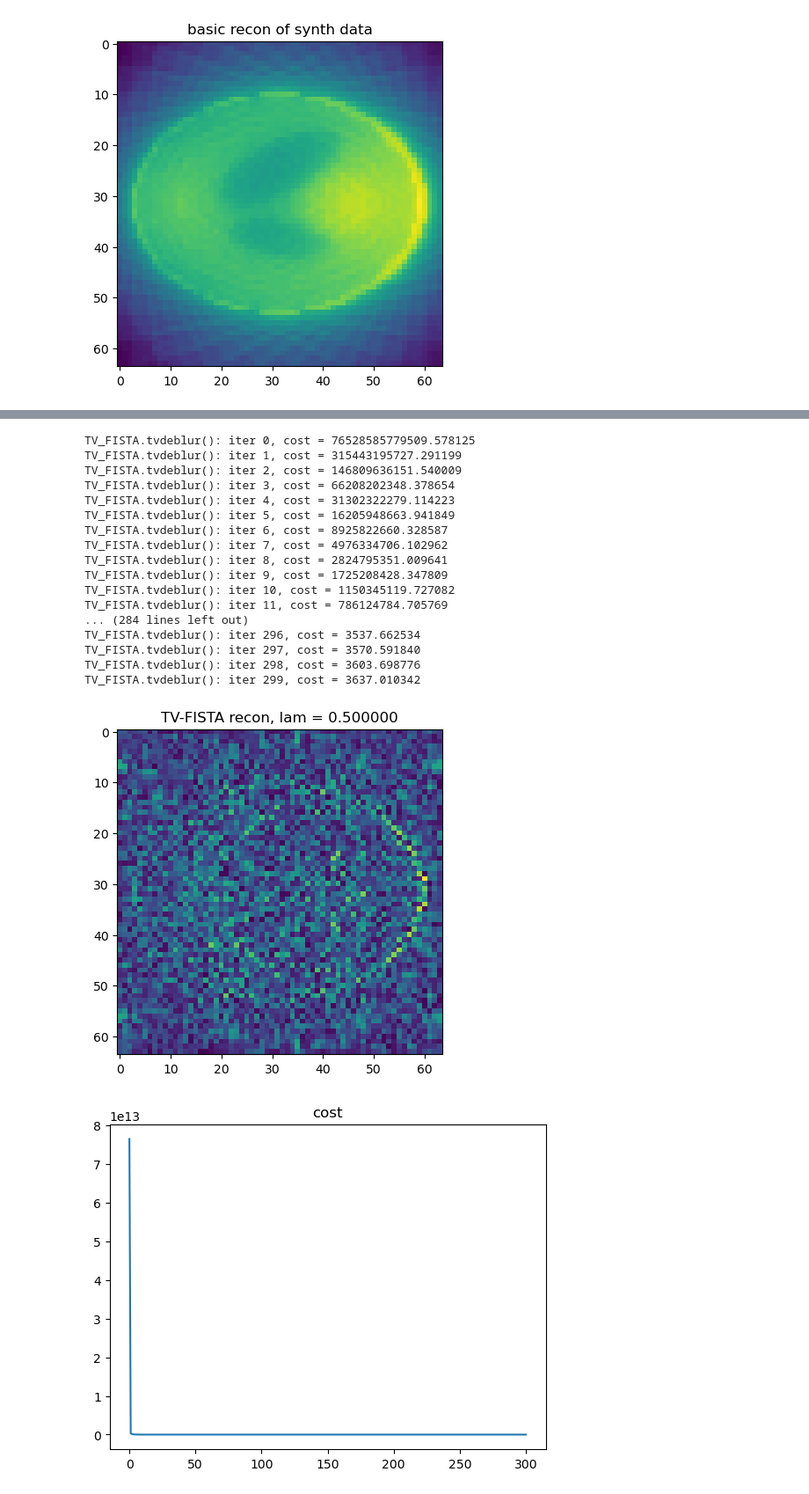
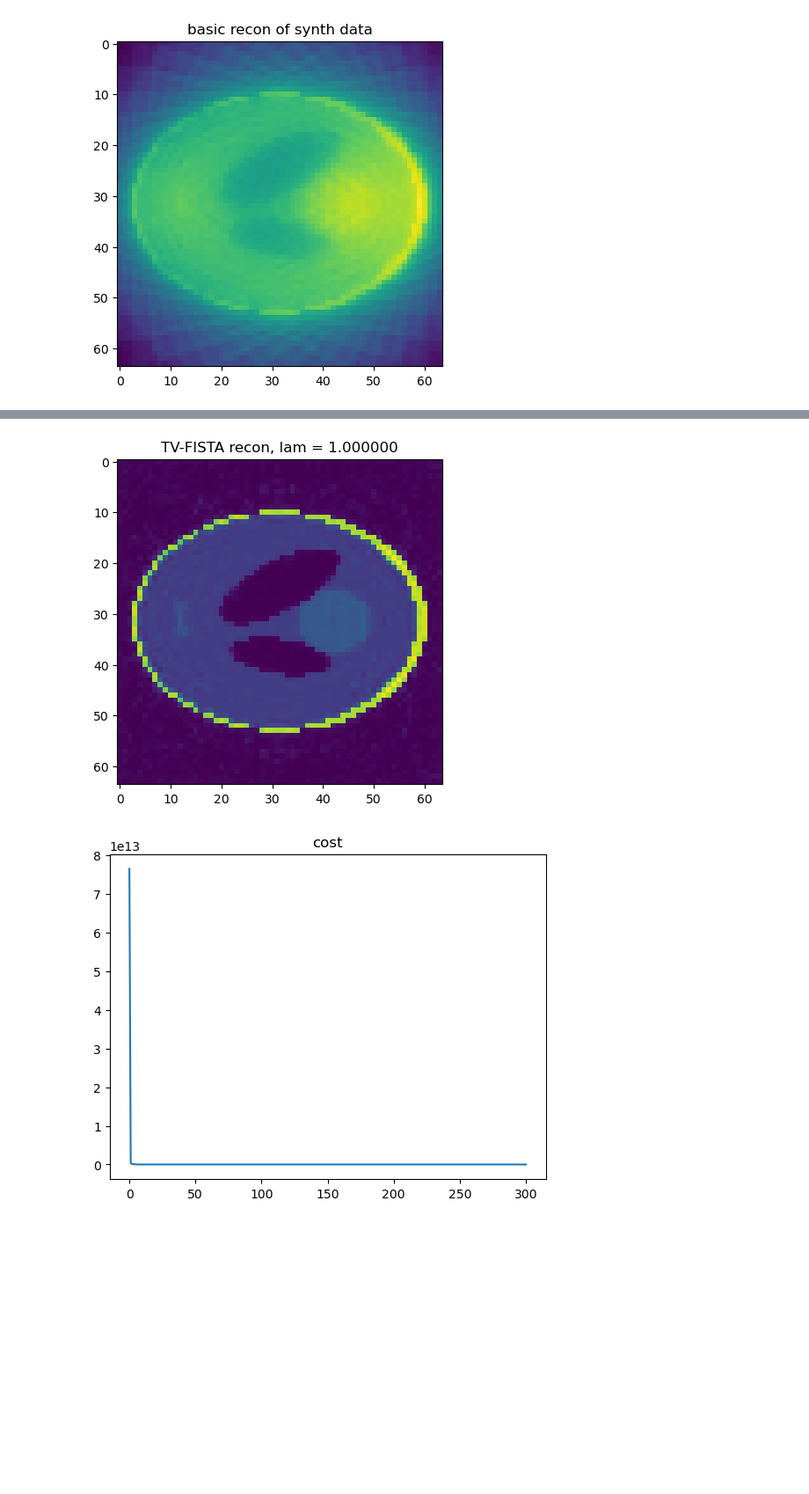
Before and after one commit to fmrifrey/pyrec, a Jupyter notebook: sensetest2d.ipynb, the cells around one changed output, grey strips where cells are left out. Shown at 88% size. Drawn from its saved outputs; the diff is of its cells as text; code cells hidden in the pictures; blank space fills up the shorter version.

Commit message:
fixed TV-FISTA, running slower than matlab though

```diff
--- a/sensetest2d.ipynb
+++ b/sensetest2d.ipynb
@@ -94,32 +94,15 @@ tensor(12588.8872, device='cuda:0', dtype=torch.float64)
 # %%
 # recon the image
-lam = 0.5
+lam = 1
 niter = 300
 x_star, cost, x_set = tvdeblur(A_fwd, A_adj, kdata, lam=lam, niter=niter, L=L, chat=0)
 
 plt.figure(0)
 plt.imshow(np.absolute(x_star.cpu().numpy()))
 plt.title('TV-FISTA recon, lam = %f' % lam)
 plt.show()
 # %% [output]
-TV_FISTA.tvdeblur(): iter 0, cost = 76528585779509.578125
-TV_FISTA.tvdeblur(): iter 1, cost = 315443195727.291199
-TV_FISTA.tvdeblur(): iter 2, cost = 146809636151.540009
-TV_FISTA.tvdeblur(): iter 3, cost = 66208202348.378654
-TV_FISTA.tvdeblur(): iter 4, cost = 31302322279.114223
-TV_FISTA.tvdeblur(): iter 5, cost = 16205948663.941849
-TV_FISTA.tvdeblur(): iter 6, cost = 8925822660.328587
-TV_FISTA.tvdeblur(): iter 7, cost = 4976334706.102962
-TV_FISTA.tvdeblur(): iter 8, cost = 2824795351.009641
-TV_FISTA.tvdeblur(): iter 9, cost = 1725208428.347809
-TV_FISTA.tvdeblur(): iter 10, cost = 1150345119.727082
-TV_FISTA.tvdeblur(): iter 11, cost = 786124784.705769
-... (284 lines left out)
-TV_FISTA.tvdeblur(): iter 296, cost = 3537.662534
-TV_FISTA.tvdeblur(): iter 297, cost = 3570.591840
-TV_FISTA.tvdeblur(): iter 298, cost = 3603.698776
-TV_FISTA.tvdeblur(): iter 299, cost = 3637.010342
-[figure, old version]
+[figure, new version]
 # %%
 # analyze if you want to
 plt.figure(0)
```
Also changed, not shown: parts of 2 cells of this notebook, 2 other files.
